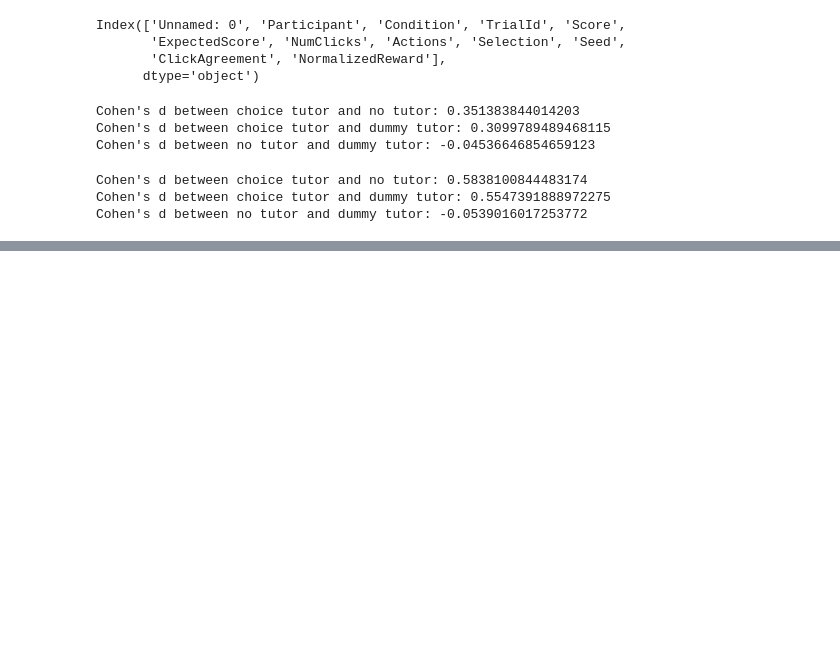
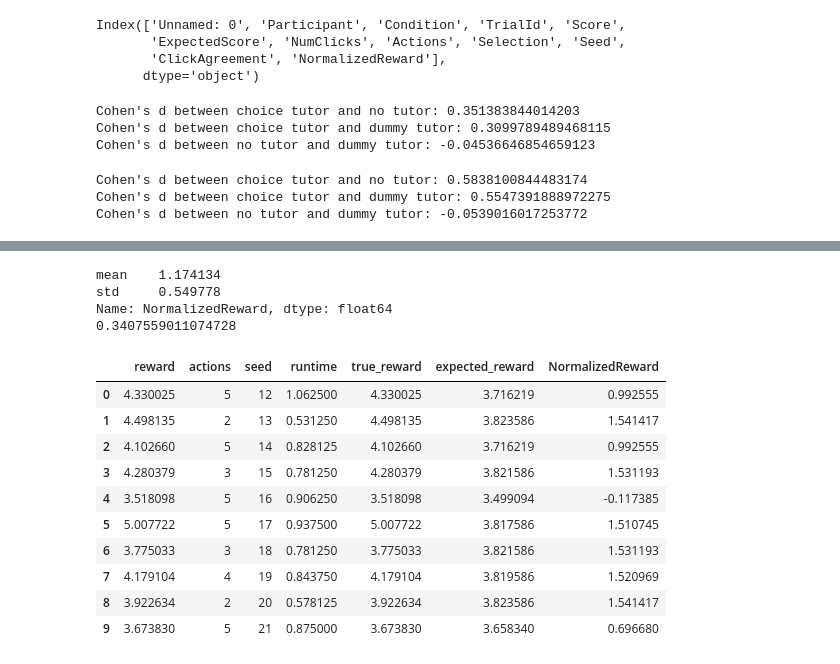
Before and after one commit to lovis-heindrich/MGPS-project-selection, a Jupyter notebook: analysis-5.ipynb, the cells around one changed output, grey strips where cells are left out. Cells and saved outputs as stored; diff of their text form; code cells hidden in the pictures; blank space fills up the shorter version.

```diff
--- a/analysis-5.ipynb
+++ b/analysis-5.ipynb
@@ -457,3 +464,11 @@ effect_size("ClickAgreement")
 Cohen's d between choice tutor and no tutor: 0.5838100844483174
 Cohen's d between choice tutor and dummy tutor: 0.5547391888972275
 Cohen's d between no tutor and dummy tutor: -0.0539016017253772
+# %%
+# MGPS reward
+from simulation import run_simulation
+env, config = get_env(5, term_belief=False)
+voc_policy = JAS_voc_policy(discrete_observations=True, cost_weight=0.5798921379230035)
+
+mgps_res, mgps_actions = run_simulation(env, voc_policy, n=10, start_seed=12)
+mgps_res
@@ -459,0 +487,25 @@ Cohen's d between no tutor and dummy tutor: -0.0539016017253772
+# %%
+mean = baseline_df["reward"].mean()
+std = df["ExpectedScore"].std()
+mgps_res["NormalizedReward"] = (mgps_res["expected_reward"] - mean) / std
+print(mgps_res["NormalizedReward"].agg(["mean", "std"]))
+print(1.96*mgps_res["NormalizedReward"].std()/math.sqrt(mgps_res["NormalizedReward"].count()))
+# %% [output]
+mean    1.174134
+std     0.549778
+Name: NormalizedReward, dtype: float64
+0.3407559011074728
+# %%
+mgps_res
+# %% [output]
+|  | reward | actions | seed | runtime | true_reward | expected_reward | NormalizedReward |
+| 0 | 4.330025 | 5 | 12 | 1.062500 | 4.330025 | 3.716219 | 0.992555 |
+| 1 | 4.498135 | 2 | 13 | 0.531250 | 4.498135 | 3.823586 | 1.541417 |
+| 2 | 4.102660 | 5 | 14 | 0.828125 | 4.102660 | 3.716219 | 0.992555 |
+| 3 | 4.280379 | 3 | 15 | 0.781250 | 4.280379 | 3.821586 | 1.531193 |
+| 4 | 3.518098 | 5 | 16 | 0.906250 | 3.518098 | 3.499094 | -0.117385 |
+| 5 | 5.007722 | 5 | 17 | 0.937500 | 5.007722 | 3.817586 | 1.510745 |
+| 6 | 3.775033 | 3 | 18 | 0.781250 | 3.775033 | 3.821586 | 1.531193 |
+| 7 | 4.179104 | 4 | 19 | 0.843750 | 4.179104 | 3.819586 | 1.520969 |
+| 8 | 3.922634 | 2 | 20 | 0.578125 | 3.922634 | 3.823586 | 1.541417 |
+| 9 | 3.673830 | 5 | 21 | 0.875000 | 3.673830 | 3.658340 | 0.696680 |
```
Also changed, not shown: parts of 6 cells of this notebook.
